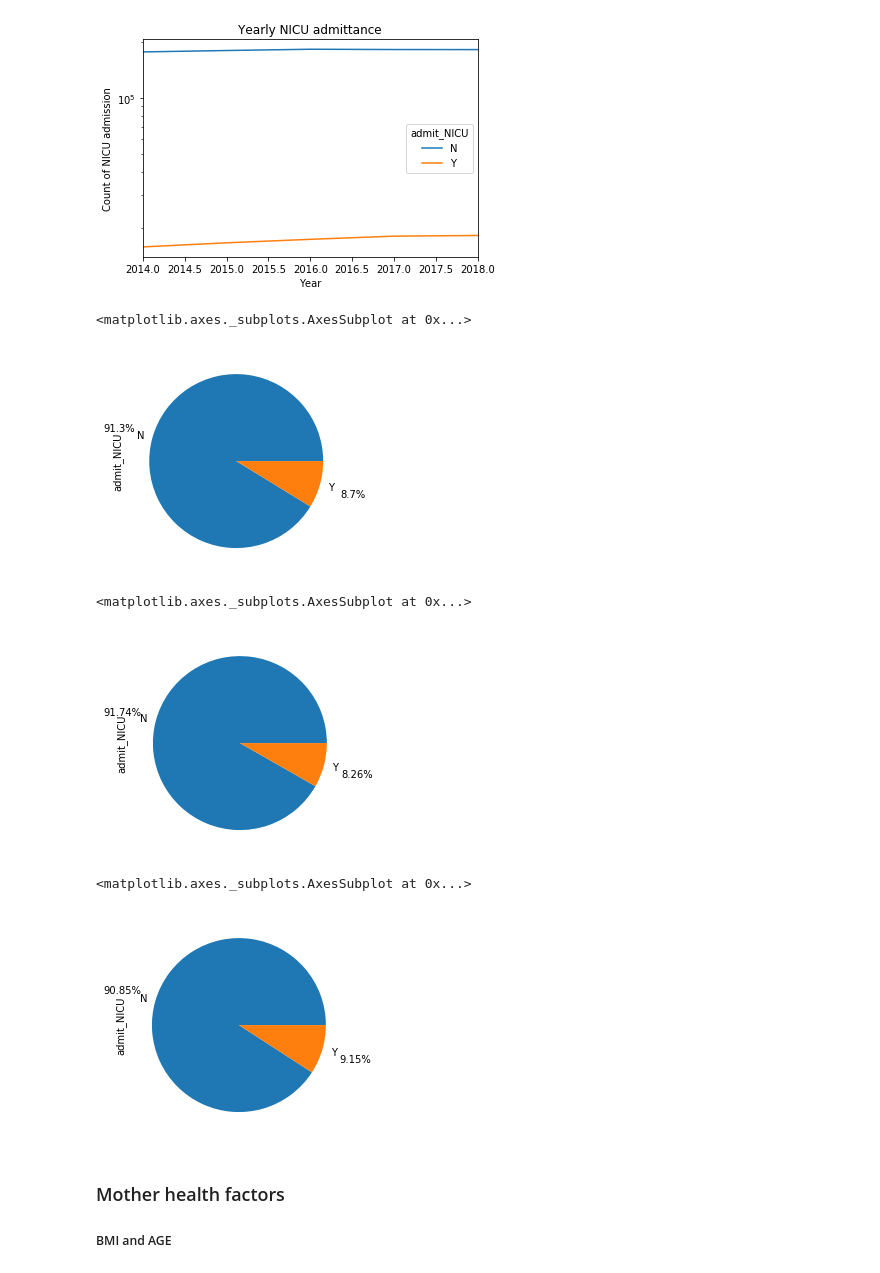
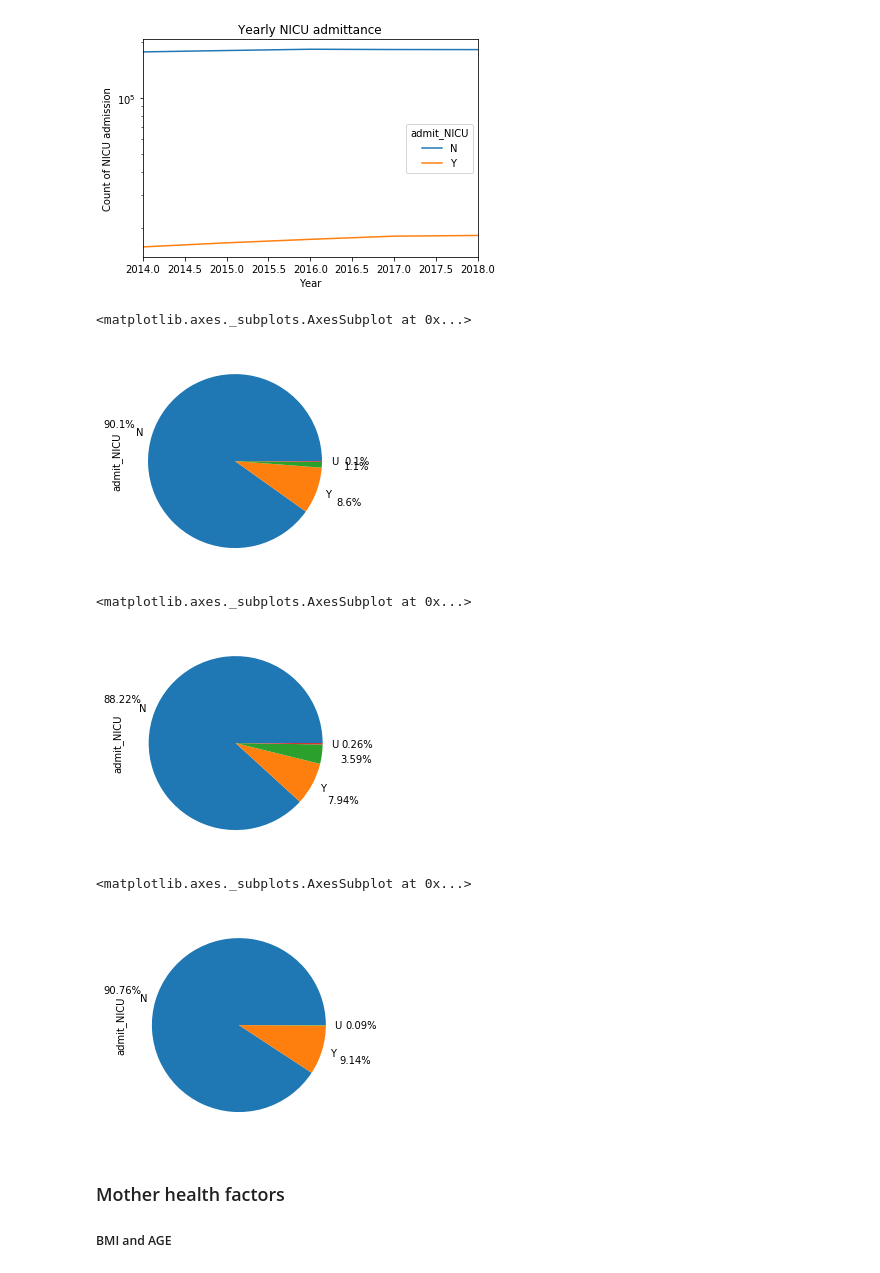
Before and after one commit to mkwasnica/CDC_capstone, a Jupyter notebook: notebooks/MK_EDA_timeseries.ipynb, the cells around one changed output. Saved outputs shown, nothing was run; the diff lists cells and outputs as text; code cells hidden in the pictures.

```diff
--- a/notebooks/MK_EDA_timeseries.ipynb
+++ b/notebooks/MK_EDA_timeseries.ipynb
@@ -176,22 +176,22 @@ plot_gpYR(births.mask(births['admit_NICU'] == 'U'),'admit_NICU',"Year","Count of
 # %%
 births2 = births.mask(births['admit_NICU'] == 'U')
 # %%
-births2['admit_NICU'].value_counts().plot(kind = 'pie', autopct='%1.1f%%', pctdistance = 1.4)
+births['admit_NICU'].value_counts().plot(kind = 'pie', autopct='%1.1f%%', pctdistance = 1.4)
 # %% [output]
 <matplotlib.axes._subplots.AxesSubplot at 0x...>
-[figure, old version]
+[figure, new version]
 # %%
-test = births2.loc[births['birth_year']==2014]
+test = births.loc[births['birth_year']==2014]
 test['admit_NICU'].value_counts().plot(kind = 'pie', autopct='%1.2f%%', pctdistance = 1.4)
 # %% [output]
 <matplotlib.axes._subplots.AxesSubplot at 0x...>
-[figure, old version]
+[figure, new version]
 # %%
-test = births2.loc[births['birth_year']==2018]
+test = births.loc[births['birth_year']==2018]
 test['admit_NICU'].value_counts().plot(kind = 'pie', autopct='%1.2f%%', pctdistance = 1.4)
 # %% [output]
 <matplotlib.axes._subplots.AxesSubplot at 0x...>
-[figure, old version]
+[figure, new version]
 # %% [markdown]
 ### Mother health factors
 ##### BMI and AGE
```
Also changed, not shown: 4 other files.
